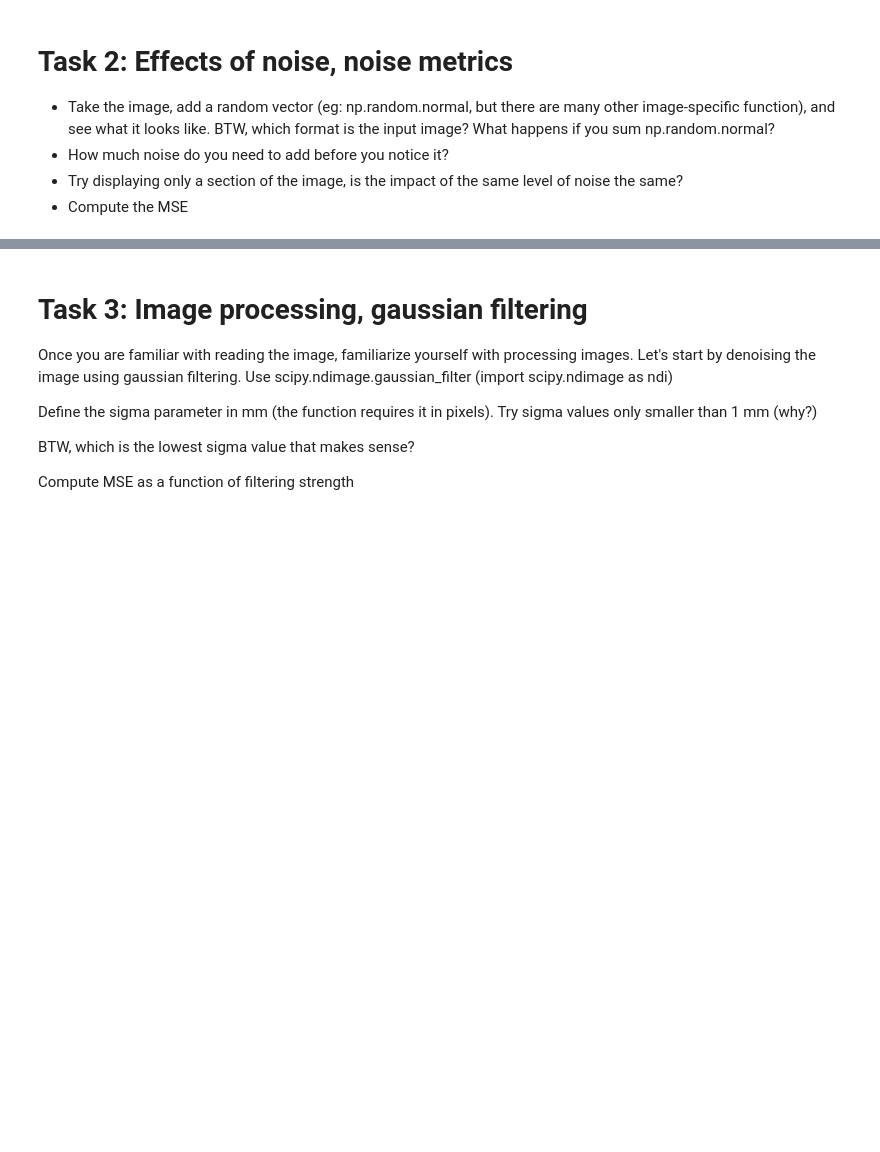
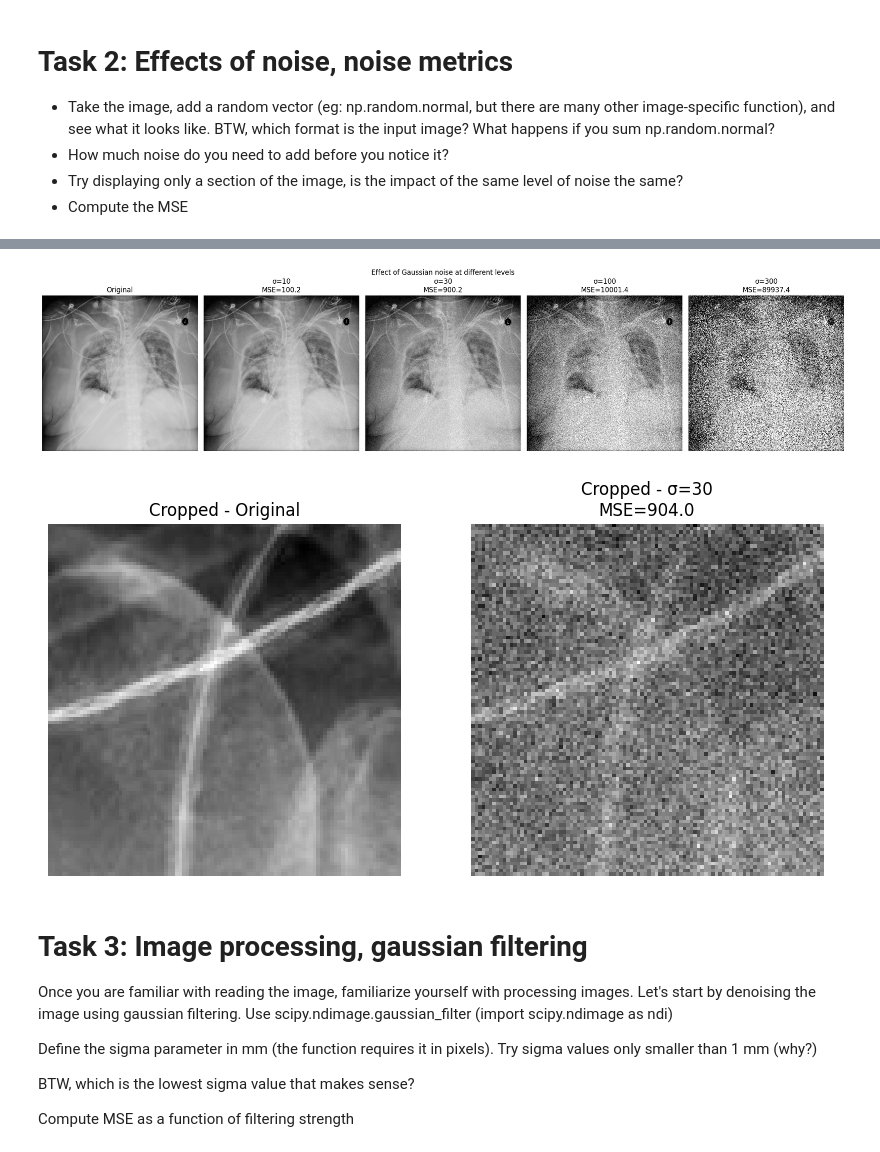
Before and after one commit to theoradicella/medical-imaging, a Jupyter notebook: A1 - Display and Noise/A1.ipynb, the cells around one changed output, grey strips where cells are left out. Cells and saved outputs as stored; diff of their text form; code cells hidden in the pictures; blank space fills up the shorter version.

```diff
--- a/A1 - Display and Noise/A1.ipynb
+++ b/A1 - Display and Noise/A1.ipynb
@@ -110,3 +140,46 @@ plt.show()
+# %%
+# the image is uint16 - need to convert to float for adding noise
+img = pixel_array.astype(np.float32)
+
+# --- Add noise at different levels ---
+noise_levels = [10, 30, 100, 300]
+
+fig, axes = plt.subplots(1, len(noise_levels) + 1, figsize=(20, 5))
+
+axes[0].imshow(img, cmap="gray", vmin=img.min(), vmax=img.max())
+axes[0].set_title("Original")
+axes[0].axis("off")
+
+for ax, sigma in zip(axes[1:], noise_levels):
+    noise = np.random.normal(0, sigma, img.shape)
+    noisy = img + noise
+    mse = np.mean((img - noisy) ** 2)
+    ax.imshow(noisy, cmap="gray", vmin=img.min(), vmax=img.max())
+    ax.set_title(f"σ={sigma}\nMSE={mse:.1f}")
+    ax.axis("off")
+
+plt.suptitle("Effect of Gaussian noise at different levels")
+plt.tight_layout()
+plt.show()
+
+# --- Zoom into a small region to see noise impact ---
+crop = img[100:200, 100:200]  # adjust coordinates as needed
+sigma = 30
+noisy_crop = crop + np.random.normal(0, sigma, crop.shape)
+mse_crop = np.mean((crop - noisy_crop) ** 2)
+
+
+fig, axes = plt.subplots(1, 2, figsize=(10, 5))
+axes[0].imshow(crop, cmap="gray")
+axes[0].set_title("Cropped - Original")
+axes[1].imshow(noisy_crop, cmap="gray")
+axes[1].set_title(f"Cropped - σ={sigma}\nMSE={mse_crop:.1f}")
+for ax in axes:
+    ax.axis("off")
+plt.show()
+# %% [output]
+[figure, added]
+[figure, added]
 # %% [markdown]
 # Task 3: Image processing, gaussian filtering
 
```
Also changed, not shown: parts of 7 cells of this notebook, 1 other file.
